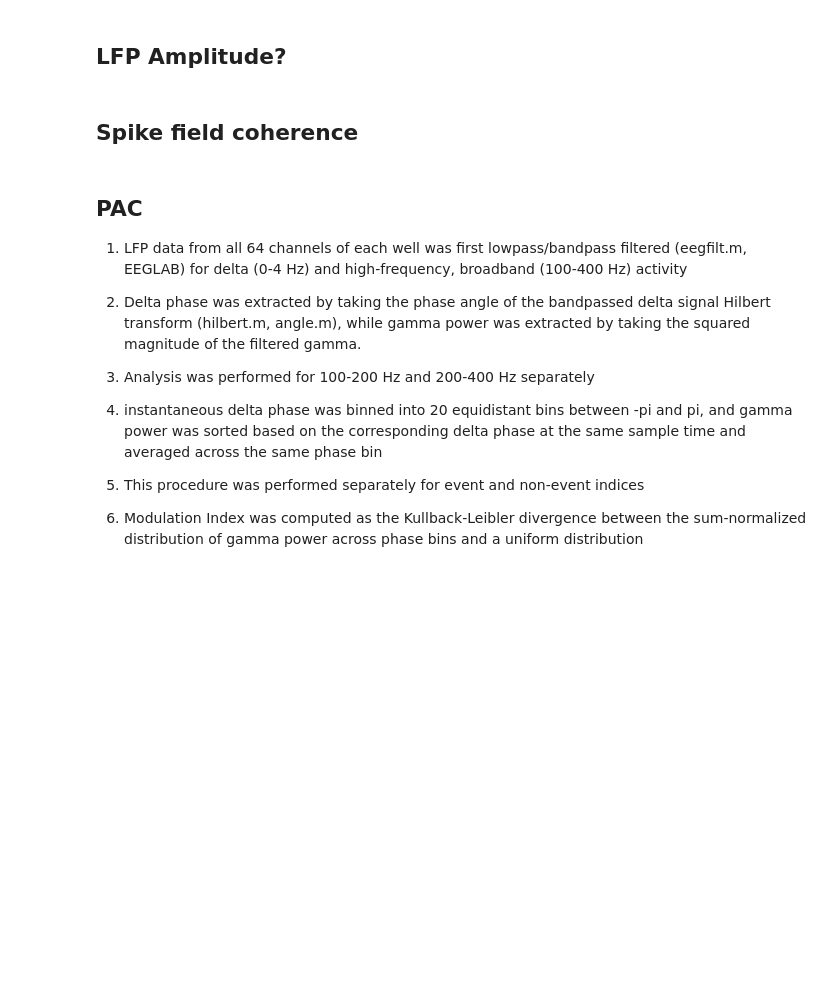
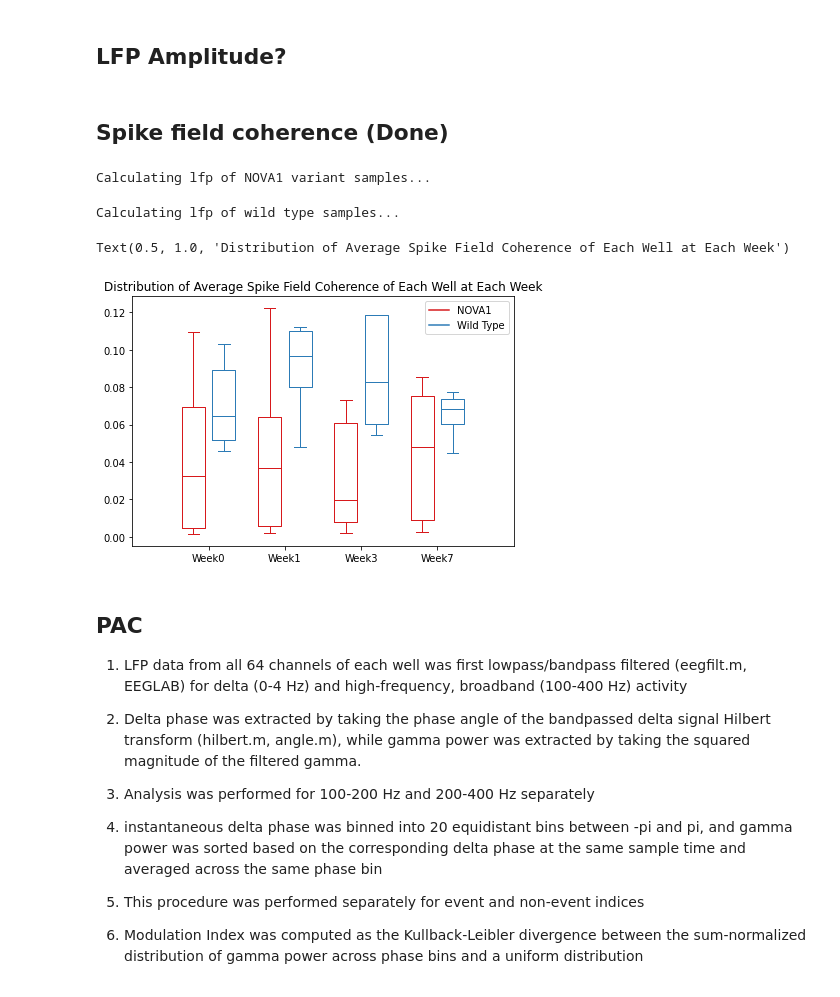
Before and after one commit to xuanyuw/NOVA1_variation_LFP, a Jupyter notebook: analyze_LFP.ipynb, the cells around one changed output. Drawn from its saved outputs; the diff is of its cells as text; code cells hidden in the pictures; blank space fills up the shorter version.

```diff
--- a/analyze_LFP.ipynb
+++ b/analyze_LFP.ipynb
@@ -209,7 +201,0 @@ for i in range(num_channels):
-# %%
-file = ctc_files[0]
-spk_avg = np.array(file['spike_avg'])
-plt.figure(figsize=(15, 15))
-for i in range(num_channels):
-  plt.subplot(8, 8, i+1)
-  plt.plot(spk_avg[2, i, :].T)
@@ -220,4 +235,4 @@ for i in range(num_channels):
 # %% [markdown]
 ## LFP Amplitude?
 # %% [markdown]
-## Spike field coherence
+## Spike field coherence (Done)
@@ -224,3 +319,67 @@ for i in range(num_channels):
+# %%
+from tqdm import tqdm
+rerun_sfc = 0
+if rerun_sfc:
+  nova_sfc = []
+  print('Calculating sfc of NOVA1 variant samples...')
+  for file in tqdm(nova_files):
+    nova_sfc.append(mean_well_sfc(file))
+
+  ctc_sfc = []
+  print('Calculating sfc of wild type samples...')
+  for file in tqdm(ctc_files):
+    ctc_sfc.append(mean_well_sfc(file))
+
+  with open('/content/drive/My Drive/NOVA1_LFP/nova_sfc.txt', 'w') as filehandle:
+    filehandle.writelines("%s\n" % sfc for sfc in nova_sfc)
+
+  with open('/content/drive/My Drive/NOVA1_LFP/ctc_sfc.txt', 'w') as filehandle:
+    filehandle.writelines("%s\n" % sfc for sfc in ctc_sfc)
+# %% [output]
+Calculating lfp of NOVA1 variant samples...
+Calculating lfp of wild type samples...
+# %%
+import re
+if not rerun_sfc:
+  p = re.compile(r'\d+\.\d+')  # Compile a pattern to capture float values
+  nova_sfc = []
+  with open('/content/drive/My Drive/NOVA1_LFP/nova_sfc.txt', 'r') as filehandle:
+    for line in filehandle.readlines():
+      nova_sfc.append([float(i) for i in p.findall(line)])
+
+  ctc_sfc = []
+  with open('/content/drive/My Drive/NOVA1_LFP/ctc_sfc.txt', 'r') as filehandle:
+    for line in filehandle.readlines():
+      ctc_sfc.append([float(i) for i in p.findall(line)])
+# %%
+ticks = ['Week0','Week1','Week3','Week7']
+def set_box_color(bp, color):
+    plt.setp(bp['boxes'], color=color)
+    plt.setp(bp['whiskers'], color=color)
+    plt.setp(bp['caps'], color=color)
+    plt.setp(bp['medians'], color=color)
+
+nova_sfc = [list(np.array(sfc)[np.nonzero(sfc)[0]]) for sfc in nova_sfc]
+ctc_sfc = [list(np.array(sfc)[np.nonzero(sfc)[0]]) for sfc in ctc_sfc]
+
+plt.figure()
+bpl = plt.boxplot(nova_sfc, positions=np.array(range(len(nova_sfc)))*2.0-0.4, sym='', widths=0.6)
+bpr = plt.boxplot(ctc_sfc, positions=np.array(range(len(ctc_sfc)))*2.0+0.4, sym='', widths=0.6)
+set_box_color(bpl, '#D7191C') # colors are from http://colorbrewer2.org/
+set_box_color(bpr, '#2C7BB6')
+
+# draw temporary red and blue lines and use them to create a legend
+plt.plot([], c='#D7191C', label='NOVA1')
+plt.plot([], c='#2C7BB6', label='Wild Type')
+plt.legend()
+
+plt.xticks(range(0, len(ticks) * 2, 2), ticks)
+plt.xlim(-2, len(ticks)*2)
+plt.tight_layout()
+plt.title('Distribution of Average Spike Field Coherence of Each Well at Each Week')
+# %% [output]
+Text(0.5, 1.0, 'Distribution of Average Spike Field Coherence of Each Well at Each Week')
+[figure, added]
 # %% [markdown]
 ## PAC
 
```
Also changed, not shown: parts of 26 cells of this notebook.
